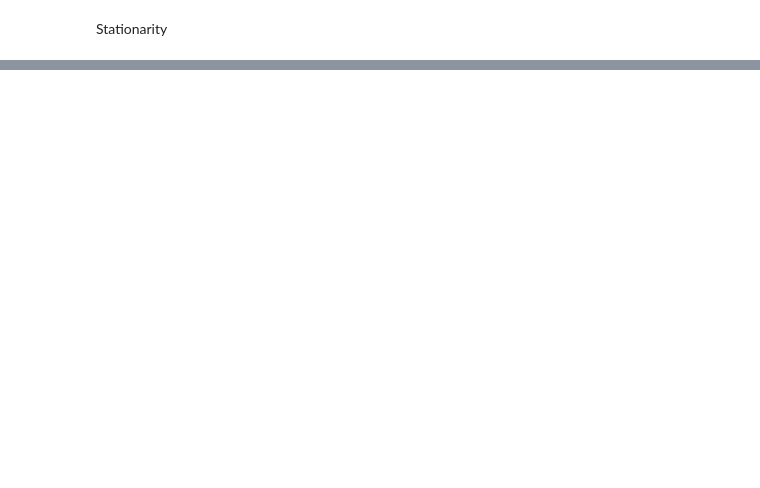
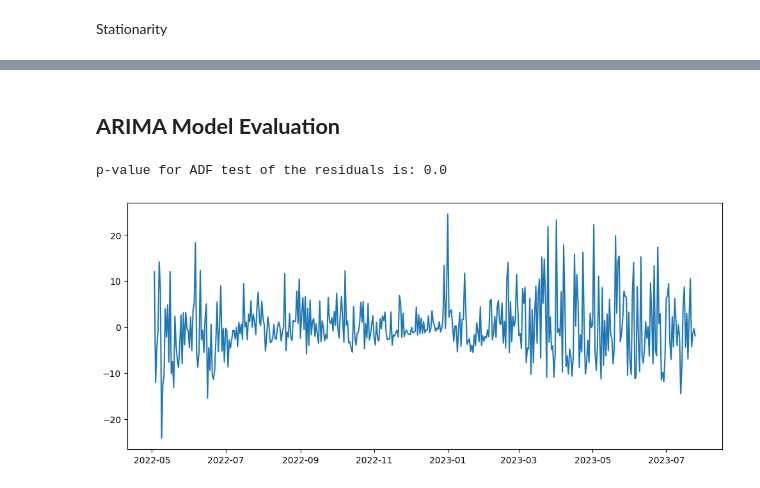
Before and after one commit to vubanc/BikeTimeSeriesAnalysis, a Jupyter notebook: TimeSeriesAnalysis.ipynb, the cells around one changed output, grey strips where cells are left out. Drawn from its saved outputs; the diff is of its cells as text; code cells hidden in the pictures; blank space fills up the shorter version.

```diff
--- a/TimeSeriesAnalysis.ipynb
+++ b/TimeSeriesAnalysis.ipynb
@@ -133,3 +142,15 @@ AR.7           -1.2760           +0.6746j            1.4434            0.4226
+# %% [markdown]
+## **ARIMA Model Evaluation**
+# %%
+#Checking for white noise in the residuals
+residuals = model.resid[1:]
+plt.figure(figsize=(12,5))
+plt.plot(residuals)
+print(f"p-value for ADF test of the residuals is: {adfuller(residuals)[1]}")
+plt.show()
+# %% [output]
+p-value for ADF test of the residuals is: 0.0
+[figure, added]
 # %%
 predictions = model.predict(start=0, end=len(df_tripCount)-1, dynamic=False)
 # %%
```
Also changed, not shown: parts of 19 cells of this notebook.
